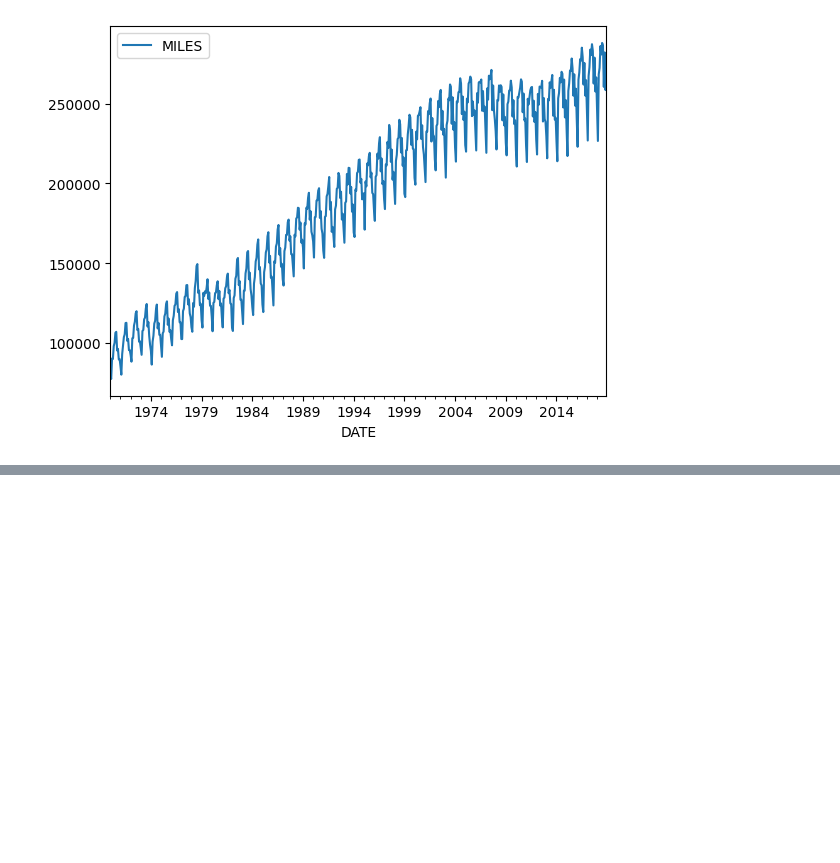
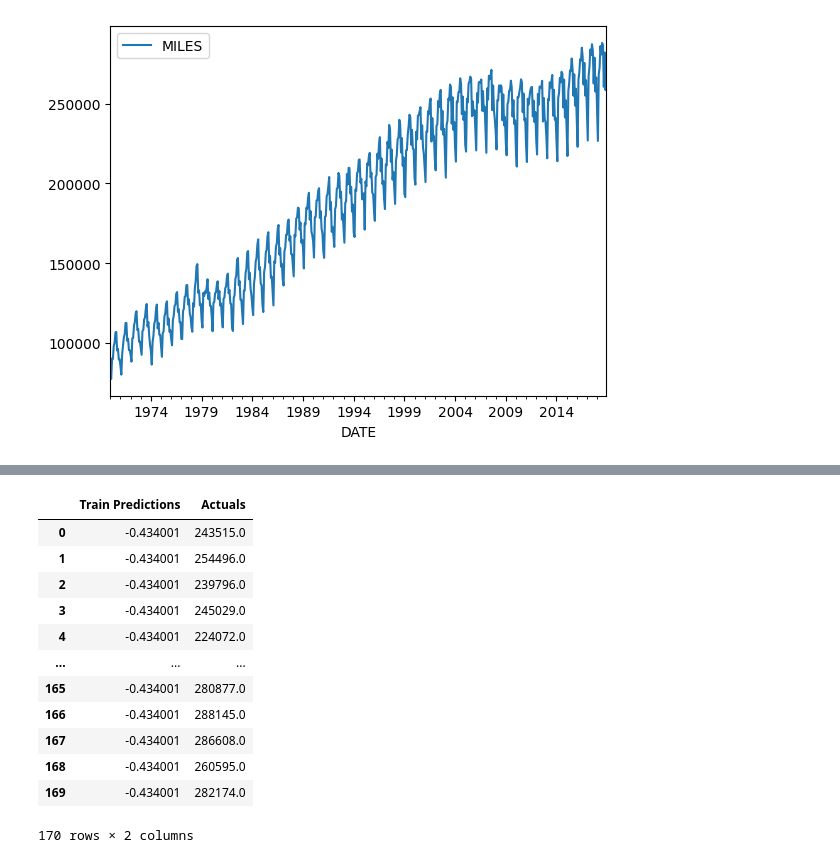
Before and after one commit to Adnan525/sc_a1, a Jupyter notebook: task4.ipynb, the cells around one changed output, grey strips where cells are left out. Cells and saved outputs as stored; diff of their text form; code cells hidden in the pictures; blank space fills up the shorter version.

```diff
--- a/task4.ipynb
+++ b/task4.ipynb
@@ -193,0 +275,5 @@ X, y = df_to_X_y(df_miles, 7)
+# %%
+train_predictions = model.predict(X_test).flatten()
+train_results = pd.DataFrame({'Train Predictions': train_predictions, 'Actuals': y_test.flatten()})
+train_results
+# %% [output]
@@ -193,0 +281,13 @@ X, y = df_to_X_y(df_miles, 7)
+|  | Train Predictions | Actuals |
+| 0 | -0.434001 | 243515.0 |
+| 1 | -0.434001 | 254496.0 |
+| 2 | -0.434001 | 239796.0 |
+| 3 | -0.434001 | 245029.0 |
+| 4 | -0.434001 | 224072.0 |
+| ... | ... | ... |
+| 165 | -0.434001 | 280877.0 |
+| 166 | -0.434001 | 288145.0 |
+| 167 | -0.434001 | 286608.0 |
+| 168 | -0.434001 | 260595.0 |
+| 169 | -0.434001 | 282174.0 |
+170 rows × 2 columns
```
Also changed, not shown: parts of 10 cells of this notebook.
